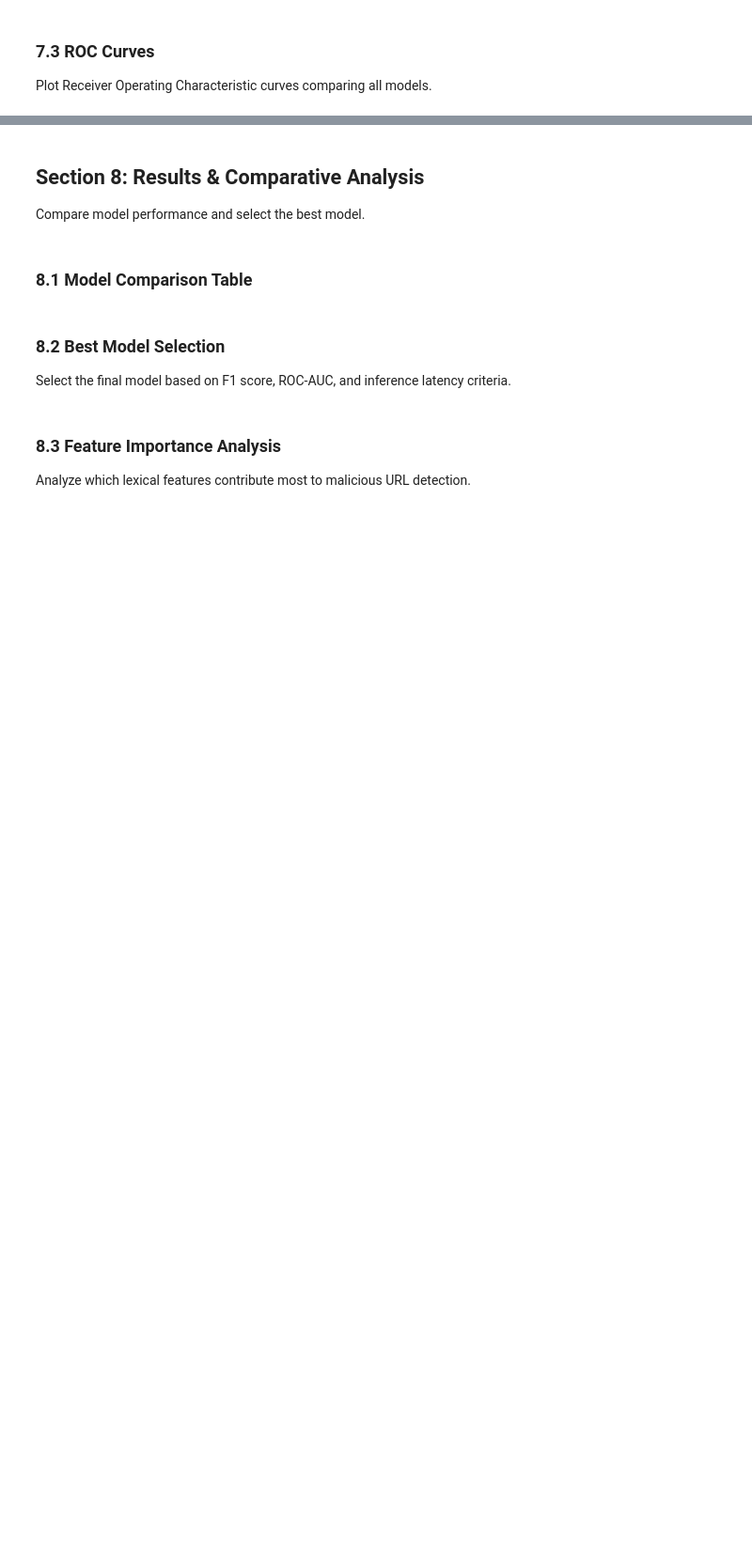
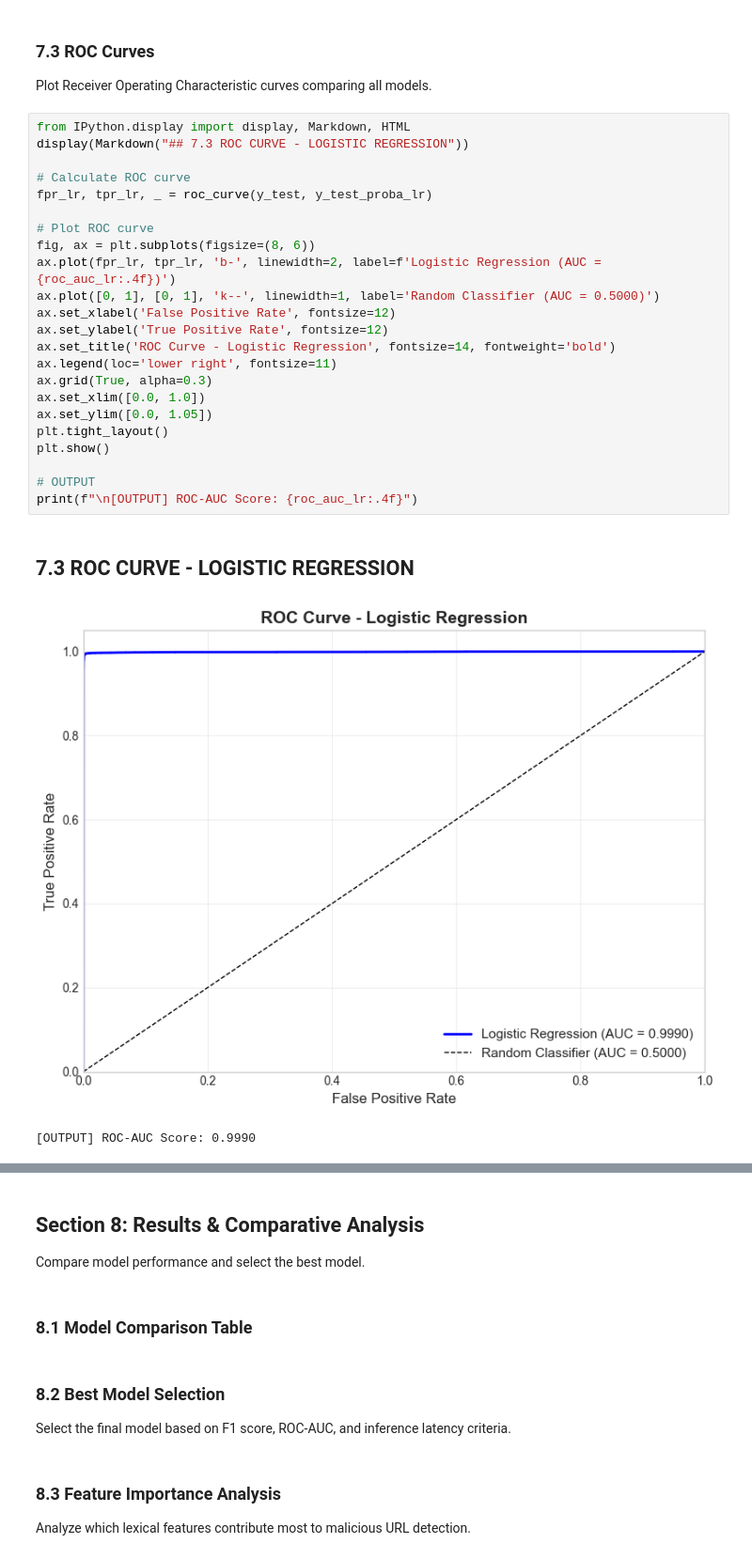
Before and after one commit to apuya/Course-Project-Malicious-URL-Detection, a Jupyter notebook: Detecting Malicious URLs with Lexical Features.ipynb, the cells around one changed output, grey strips where cells are left out. Shown at 94% size. Saved outputs shown, nothing was run; the diff lists cells and outputs as text; blank space fills up the shorter version.

```diff
--- a/Detecting Malicious URLs with Lexical Features.ipynb
+++ b/Detecting Malicious URLs with Lexical Features.ipynb
@@ -866,4 +1425,31 @@ Visualize true positives, true negatives, false positives, and false negatives f
 # %% [markdown]
 ### 7.3 ROC Curves
 Plot Receiver Operating Characteristic curves comparing all models.
+# %%
+from IPython.display import display, Markdown, HTML
+display(Markdown("## 7.3 ROC CURVE - LOGISTIC REGRESSION"))
+
+# Calculate ROC curve
+fpr_lr, tpr_lr, _ = roc_curve(y_test, y_test_proba_lr)
+
+# Plot ROC curve
+fig, ax = plt.subplots(figsize=(8, 6))
+ax.plot(fpr_lr, tpr_lr, 'b-', linewidth=2, label=f'Logistic Regression (AUC = {roc_auc_lr:.4f})')
+ax.plot([0, 1], [0, 1], 'k--', linewidth=1, label='Random Classifier (AUC = 0.5000)')
+ax.set_xlabel('False Positive Rate', fontsize=12)
+ax.set_ylabel('True Positive Rate', fontsize=12)
+ax.set_title('ROC Curve - Logistic Regression', fontsize=14, fontweight='bold')
+ax.legend(loc='lower right', fontsize=11)
+ax.grid(True, alpha=0.3)
+ax.set_xlim([0.0, 1.0])
+ax.set_ylim([0.0, 1.05])
+plt.tight_layout()
+plt.show()
+
+# OUTPUT
+print(f"\n[OUTPUT] ROC-AUC Score: {roc_auc_lr:.4f}")
+# %% [output]
+## 7.3 ROC CURVE - LOGISTIC REGRESSION
+[figure, added]
+[OUTPUT] ROC-AUC Score: 0.9990
 # %% [markdown]
```
Also changed, not shown: parts of 29 cells of this notebook.
